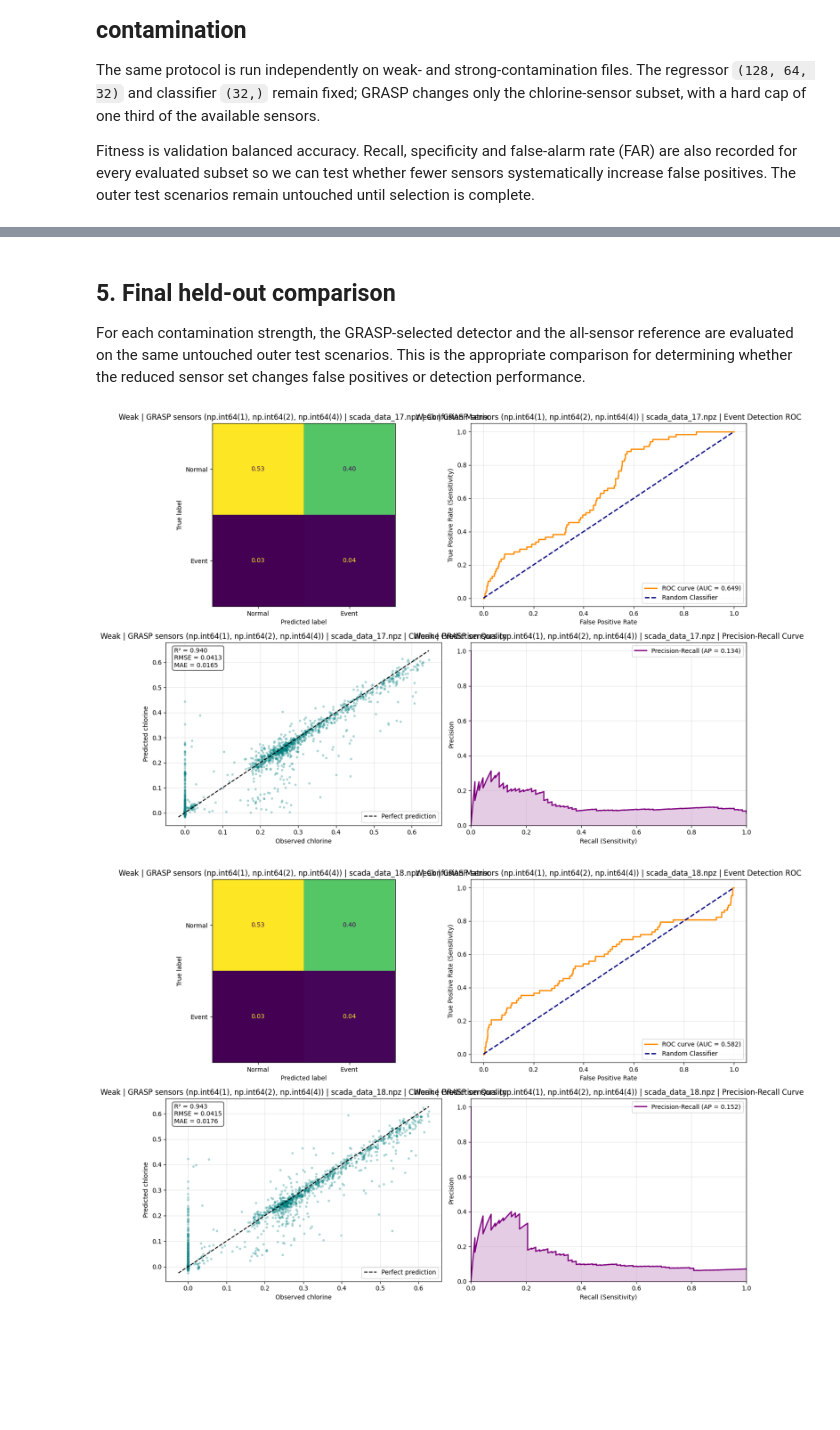
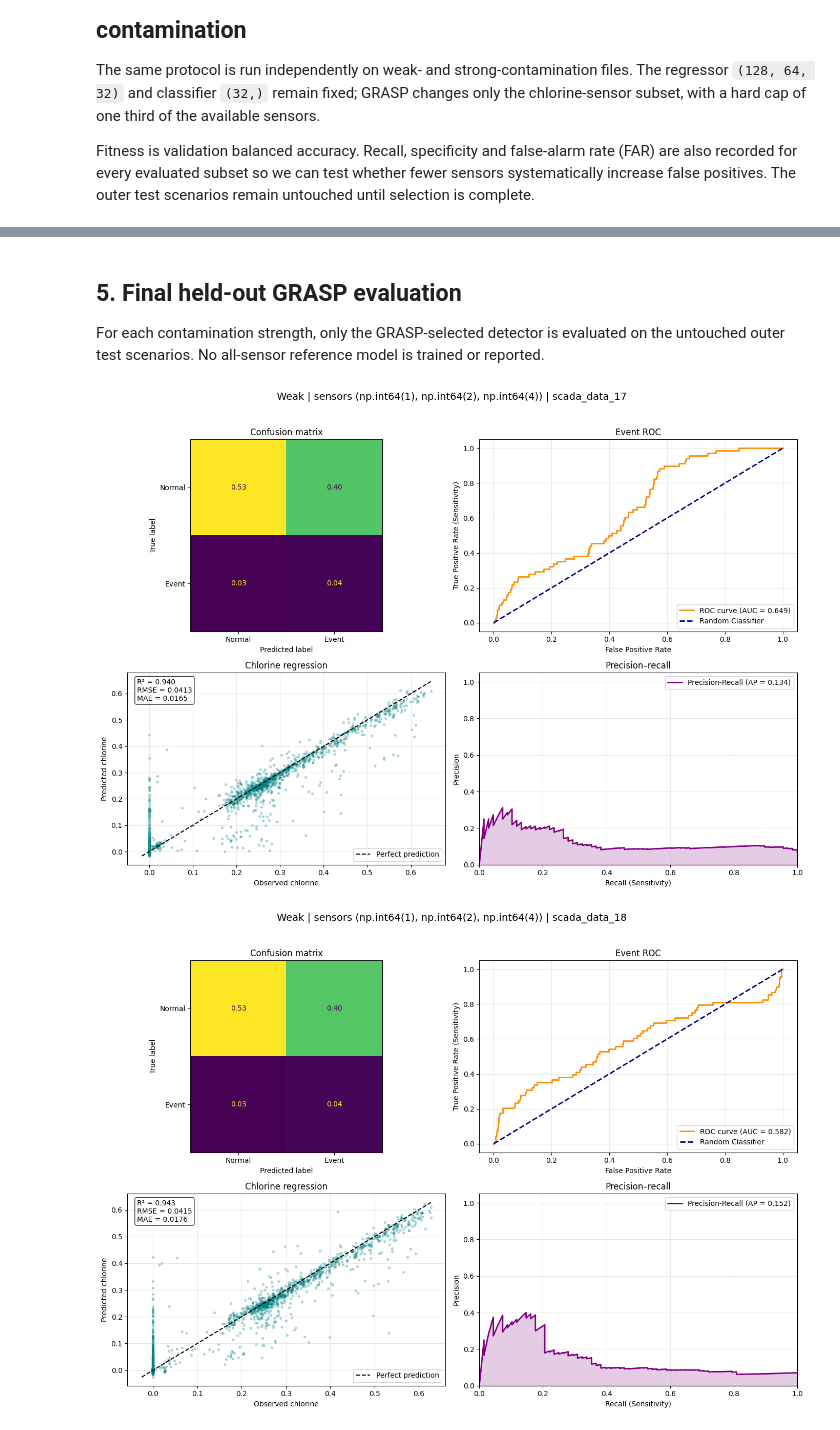
Before and after one commit to esthy13/Arsenic-Detection, a Jupyter notebook: src/notebooks/GRASP_ANN_architecture_search.ipynb, the cells around one changed output, grey strips where cells are left out. Saved outputs shown, nothing was run; the diff lists cells and outputs as text; code cells hidden in the pictures; blank space fills up the shorter version.

Commit message:
grasp for ann completed

```diff
--- a/src/notebooks/GRASP_ANN_architecture_search.ipynb
+++ b/src/notebooks/GRASP_ANN_architecture_search.ipynb
@@ -402,11 +391,11 @@ STRONG GRASP result
   evaluated subsets: 40
   Spearman(sensor count, FAR): -0.1308
 # %% [markdown]
-## 5. Final held-out comparison
+## 5. Final held-out GRASP evaluation
 
-For each contamination strength, the GRASP-selected detector and the all-sensor reference are evaluated on the same untouched outer test scenarios. This is the appropriate comparison for determining whether the reduced sensor set changes false positives or detection performance.
+For each contamination strength, only the GRASP-selected detector is evaluated on the untouched outer test scenarios. No all-sensor reference model is trained or reported.
 # %%
-def plot_metrics(result, title_prefix="", chlorine_indices=None):
+def plot_metrics(result, figure_title="", chlorine_indices=None):
     fig, axes = plt.subplots(2, 2, figsize=(14, 10))
     matrix = confusion_matrix(
         result.event_flags.astype(bool),
@@ -418,58 +407,55 @@ def plot_metrics(result, title_prefix="", chlorine_indices=None):
         confusion_matrix=matrix, display_labels=["Normal", "Event"]
     )
     display_matrix.plot(ax=axes[0, 0], colorbar=False, values_format=".2f")
-    axes[0, 0].set_title(f"{title_prefix}Confusion Matrix")
+    axes[0, 0].set_title("Confusion matrix")
     plot_roc_curve_event_detection(
-        result, title=f"{title_prefix}Event Detection ROC", ax=axes[0, 1]
+        result, title="Event ROC", ax=axes[0, 1]
     )
     plot_chlorine_prediction_quality(
         result,
         chlorine_indices=chlorine_indices,
-        title=f"{title_prefix}Chlorine Prediction Quality",
+        title="Chlorine regression",
         ax=axes[1, 0],
     )
     plot_precision_recall_curve(
-        result, title=f"{title_prefix}Precision-Recall Curve", ax=axes[1, 1]
+        result, title="Precision–recall", ax=axes[1, 1]
     )
-    plt.tight_layout()
+    if figure_title:
+        fig.suptitle(figure_title, fontsize=14)
+    plt.tight_layout(rect=[0, 0, 1, 0.96])
     plt.show()
     return fig, axes
 # %%
 held_out_rows = []
 for experiment in experiments:
-    detector_variants = {
-        "GRASP selected": experiment["selected_detector"],
-        "All sensors": experiment["all_sensor_detector"],
-    }
-    for variant_name, detector in detector_variants.items():
-        results = [detector.detect(path) for path in experiment["test_paths"]]
-        metrics = aggregate_evaluation_summary(results)
-        held_out_rows.append({
-            "dataset": experiment["name"],
-            "variant": variant_name,
-            "sensor_count": len(detector.models),
-            "sensor_indices": tuple(detector.chlorine_sensor_indices),
-            **metrics,
-        })
-        if variant_name == "GRASP selected":
-            for path, result in zip(experiment["test_paths"], results):
-                plot_metrics(
-                    result,
-                    title_prefix=(
-                        f"{experiment['name'].title()} | GRASP sensors "
-                        f"{tuple(detector.chlorine_sensor_indices)} | {path.name} | "
-                    ),
-                    chlorine_indices=list(range(result.actual.shape[1])),
-                )
+    detector = experiment["selected_detector"]
+    results = [detector.detect(path) for path in experiment["test_paths"]]
+    metrics = aggregate_evaluation_summary(results)
+    held_out_rows.append({
+        "dataset": experiment["name"],
+        "variant": "GRASP selected",
+        "sensor_count": len(detector.models),
+        "sensor_indices": tuple(detector.chlorine_sensor_indices),
+        **metrics,
+    })
+    for path, result in zip(experiment["test_paths"], results):
+        plot_metrics(
+            result,
+            figure_title=(
+                f"{experiment['name'].title()} | sensors "
+                f"{tuple(detector.chlorine_sensor_indices)} | {path.stem}"
+            ),
+            chlorine_indices=list(range(result.actual.shape[1])),
+        )
 
 held_out_comparison = pd.DataFrame(held_out_rows).set_index(["dataset", "variant"])
 display(held_out_comparison)
 
 held_out_comparison[
     ["balanced_accuracy", "recall", "specificity", "false_alarm_rate",
      "precision", "f1_score", "roc_auc", "average_precision",
      "chlorine_rmse", "chlorine_mae", "chlorine_r2"]
 ].to_csv(project_root / "results" / "ANN" / "grasp_sensor_weak_strong_comparison.csv")
 # %% [output]
-[figure, old version]
+[figure, new version]
-[figure, old version]
+[figure, new version]
```
Also changed, not shown: parts of 4 cells of this notebook, 1 other file.
